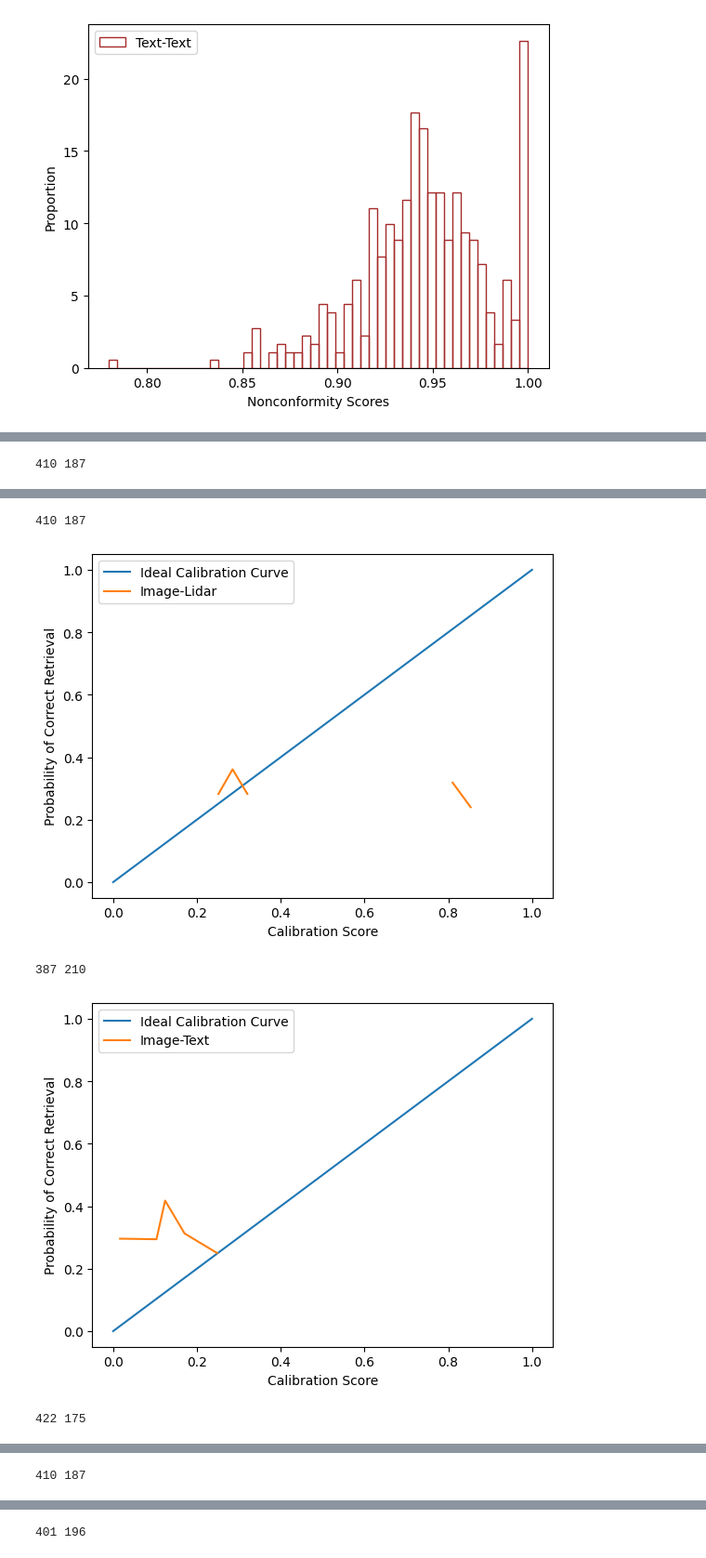
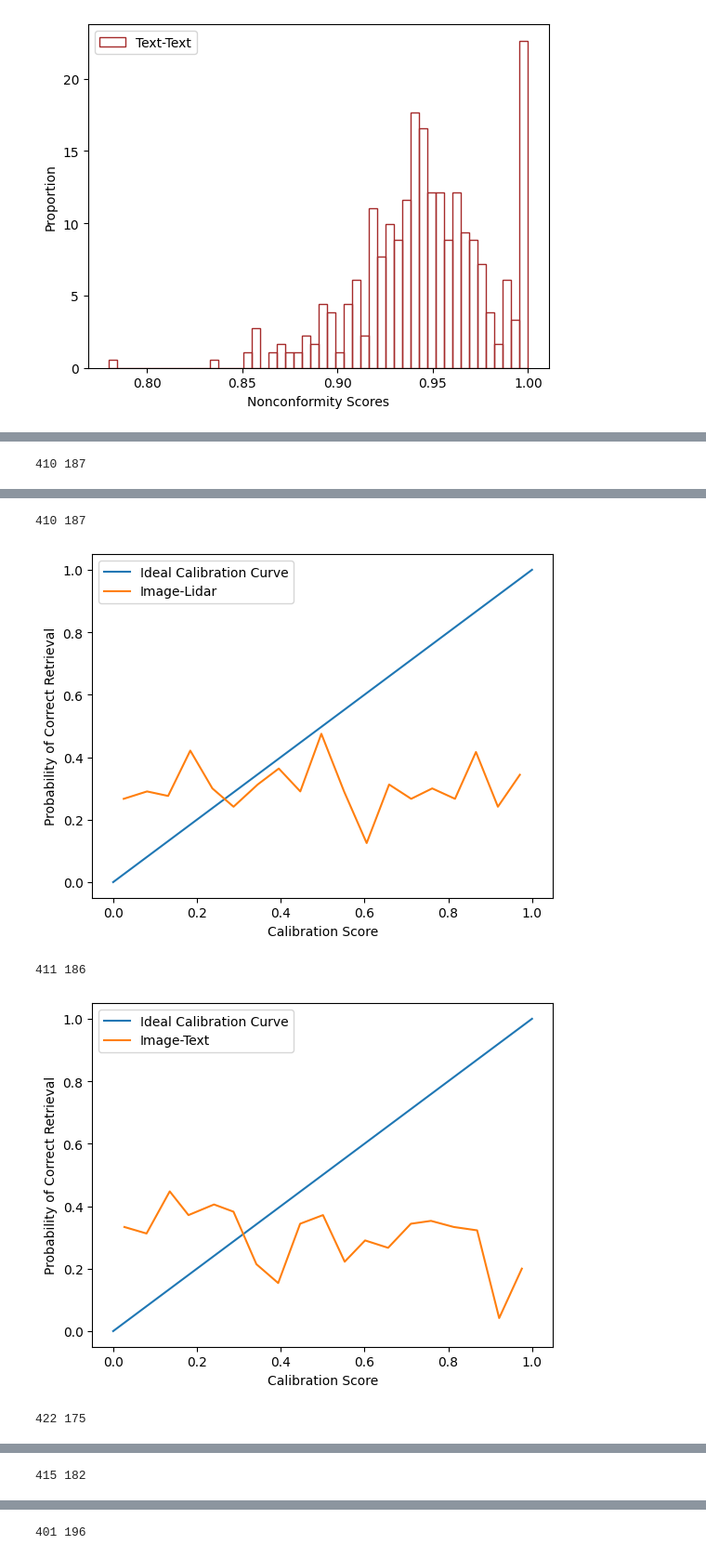
Before and after one commit to UTAustin-SwarmLab/Multi-modal-Data-Alignment, a Jupyter notebook: mmda/plot_nonconformity.ipynb, the cells around one changed output, grey strips where cells are left out. Shown at 93% size. Drawn from its saved outputs; the diff is of its cells as text; code cells hidden in the pictures.

Commit message:
Fix bug: non-comformity score should be sorted

```diff
--- a/mmda/plot_nonconformity.ipynb
+++ b/mmda/plot_nonconformity.ipynb
@@ -184,6 +186,9 @@ def get_nonconformity_scores(q2scores: dict) -> np.ndarray:
             c_scores.append(q2scores[q][0])
         else:
             nc_scores.append(q2scores[q][0])
+    # sort the scores
+    nc_scores.sort()
+    c_scores.sort()
     return nc_scores, c_scores
 
 def get_scores_and_gt(data: dict, idx_modal1: int, idx_modal2: int) -> tuple[list[float], list[float]]:
@@ -230,5 +235,5 @@ for i in range(3):
 410 187
-[figure, old version]
+[figure, new version]
-387 210
+411 186
-[figure, old version]
+[figure, new version]
 422 175
@@ -236 +241 @@ for i in range(3):
-410 187
+415 182
```
Also changed, not shown: parts of 4 cells of this notebook, 1 other file.
